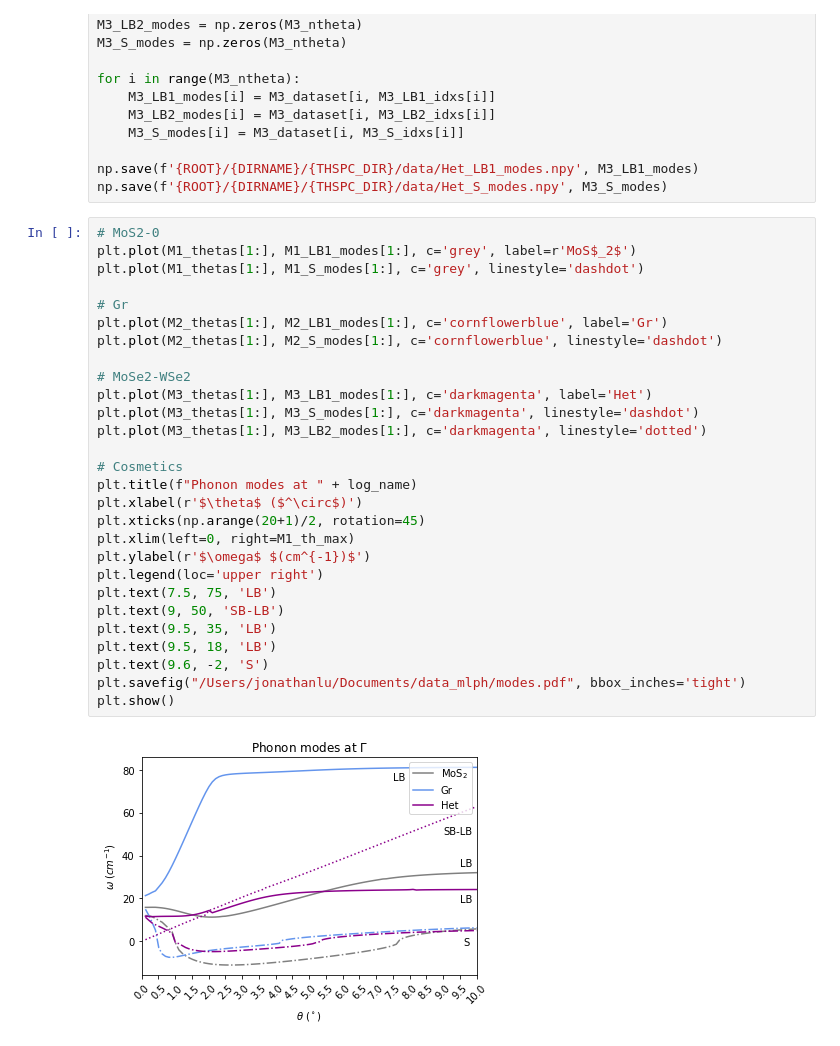
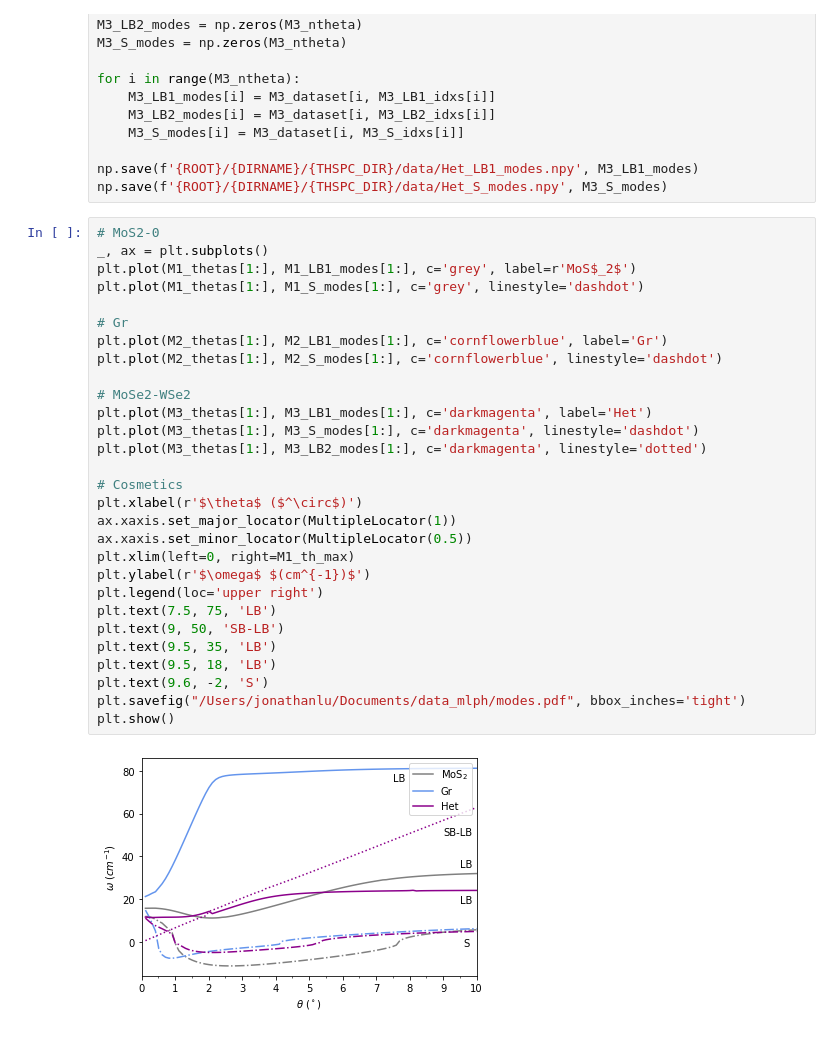
Before and after one commit to jz-lu/ml-ph, a Jupyter notebook: ALLEGRO_ANALYZER/thspc_modes.ipynb, the cells around one changed output. Drawn from its saved outputs; the diff is of its cells as text.

```diff
--- a/ALLEGRO_ANALYZER/thspc_modes.ipynb
+++ b/ALLEGRO_ANALYZER/thspc_modes.ipynb
@@ -183,31 +184,32 @@ np.save(f'{ROOT}/{DIRNAME}/{THSPC_DIR}/data/Het_LB1_modes.npy', M3_LB1_modes)
 np.save(f'{ROOT}/{DIRNAME}/{THSPC_DIR}/data/Het_S_modes.npy', M3_S_modes)
 # %%
 # MoS2-0
+_, ax = plt.subplots()
 plt.plot(M1_thetas[1:], M1_LB1_modes[1:], c='grey', label=r'MoS$_2$')
 plt.plot(M1_thetas[1:], M1_S_modes[1:], c='grey', linestyle='dashdot')
 
 # Gr
 plt.plot(M2_thetas[1:], M2_LB1_modes[1:], c='cornflowerblue', label='Gr')
 plt.plot(M2_thetas[1:], M2_S_modes[1:], c='cornflowerblue', linestyle='dashdot')
 
 # MoSe2-WSe2
 plt.plot(M3_thetas[1:], M3_LB1_modes[1:], c='darkmagenta', label='Het')
 plt.plot(M3_thetas[1:], M3_S_modes[1:], c='darkmagenta', linestyle='dashdot')
 plt.plot(M3_thetas[1:], M3_LB2_modes[1:], c='darkmagenta', linestyle='dotted')
 
 # Cosmetics
-plt.title(f"Phonon modes at " + log_name)
 plt.xlabel(r'$\theta$ ($^\circ$)')
-plt.xticks(np.arange(20+1)/2, rotation=45)
+ax.xaxis.set_major_locator(MultipleLocator(1))
+ax.xaxis.set_minor_locator(MultipleLocator(0.5))
 plt.xlim(left=0, right=M1_th_max)
 plt.ylabel(r'$\omega$ $(cm^{-1})$')
 plt.legend(loc='upper right')
 plt.text(7.5, 75, 'LB')
 plt.text(9, 50, 'SB-LB')
 plt.text(9.5, 35, 'LB')
 plt.text(9.5, 18, 'LB')
 plt.text(9.6, -2, 'S')
 plt.savefig("/Users/jonathanlu/Documents/data_mlph/modes.pdf", bbox_inches='tight')
 plt.show()
 # %% [output]
-[figure, old version]
+[figure, new version]
```
Also changed, not shown: parts of 1 cell of this notebook, 7 other files.
